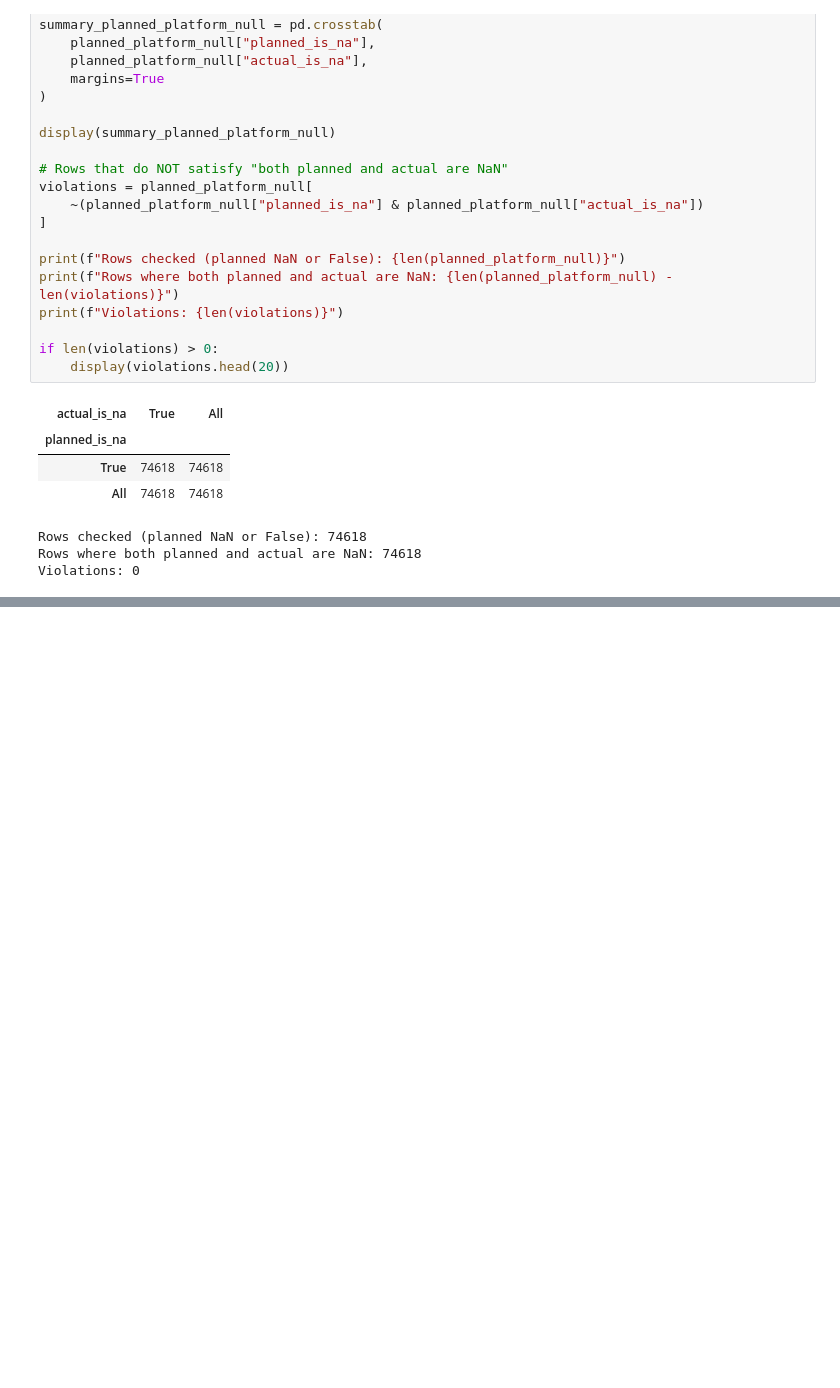
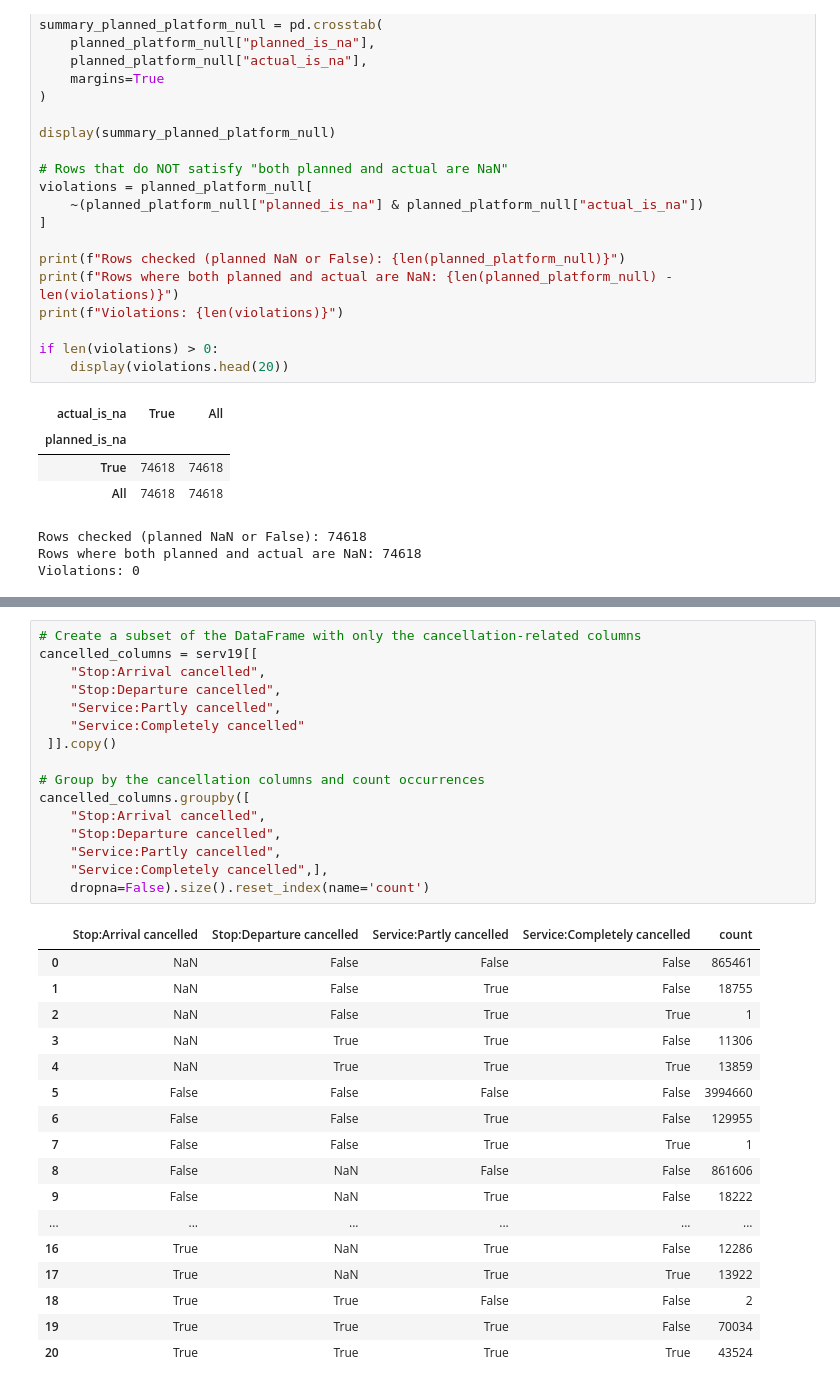
Before and after one commit to ywang0202/master_thesis, a Jupyter notebook: eda_disruptions_weather_final.ipynb, the cells around one changed output, grey strips where cells are left out. Drawn from its saved outputs; the diff is of its cells as text; blank space fills up the shorter version.

```diff
--- a/eda_disruptions_weather_final.ipynb
+++ b/eda_disruptions_weather_final.ipynb
@@ -1115,0 +1103,34 @@ Overlapping rows across A/B/C: 0
+# %%
+# Create a subset of the DataFrame with only the cancellation-related columns
+cancelled_columns = serv19[[
+    "Stop:Arrival cancelled",
+    "Stop:Departure cancelled",
+    "Service:Partly cancelled",
+    "Service:Completely cancelled"
+ ]].copy()
+
+# Group by the cancellation columns and count occurrences
+cancelled_columns.groupby([
+    "Stop:Arrival cancelled",
+    "Stop:Departure cancelled",
+    "Service:Partly cancelled",
+    "Service:Completely cancelled",],
+    dropna=False).size().reset_index(name='count')
+# %% [output]
+|  | Stop:Arrival cancelled | Stop:Departure cancelled | Service:Partly cancelled | Service:Completely cancelled | count |
+| 0 | NaN | False | False | False | 865461 |
+| 1 | NaN | False | True | False | 18755 |
+| 2 | NaN | False | True | True | 1 |
+| 3 | NaN | True | True | False | 11306 |
+| 4 | NaN | True | True | True | 13859 |
+| 5 | False | False | False | False | 3994660 |
+| 6 | False | False | True | False | 129955 |
+| 7 | False | False | True | True | 1 |
+| 8 | False | NaN | False | False | 861606 |
+| 9 | False | NaN | True | False | 18222 |
+| ... | ... | ... | ... | ... | ... |
+| 16 | True | NaN | True | False | 12286 |
+| 17 | True | NaN | True | True | 13922 |
+| 18 | True | True | False | False | 2 |
+| 19 | True | True | True | False | 70034 |
+| 20 | True | True | True | True | 43524 |
```
Also changed, not shown: parts of 7 cells of this notebook.
